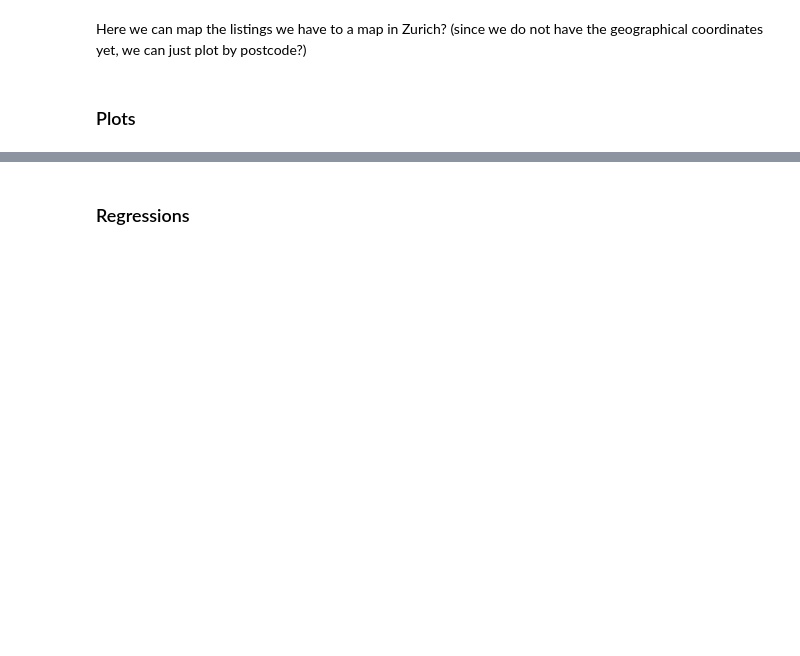
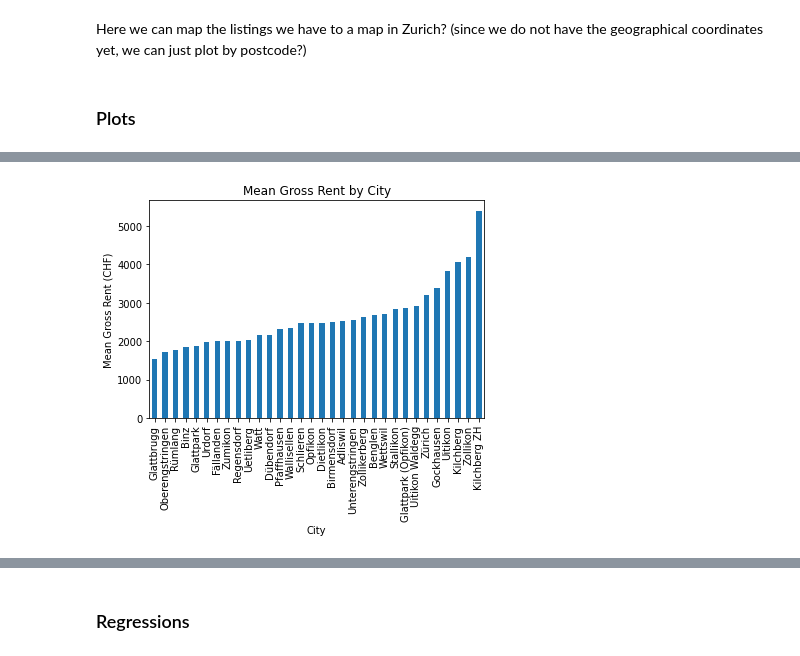
Before and after one commit to Jindi-Huang/pp4r_final_assignments, a Jupyter notebook: src/homegate_analysis.ipynb, the cells around one changed output, grey strips where cells are left out. Saved outputs shown, nothing was run; the diff lists cells and outputs as text; code cells hidden in the pictures; blank space fills up the shorter version.

```diff
--- a/src/homegate_analysis.ipynb
+++ b/src/homegate_analysis.ipynb
@@ -26,0 +70,9 @@ Here we can map the listings we have to a map in Zurich? (since we do not have t
+# %%
+# plot the mean gross rent by city, in ascending order
+df.groupby('City')['Gross Rent (CHF)'].mean().sort_values().plot(kind='bar')
+plt.xlabel('City')
+plt.ylabel('Mean Gross Rent (CHF)')
+plt.title('Mean Gross Rent by City')
+plt.show()
+# %% [output]
+[figure, added]
```
Also changed, not shown: parts of 12 cells of this notebook, 2 other files.
